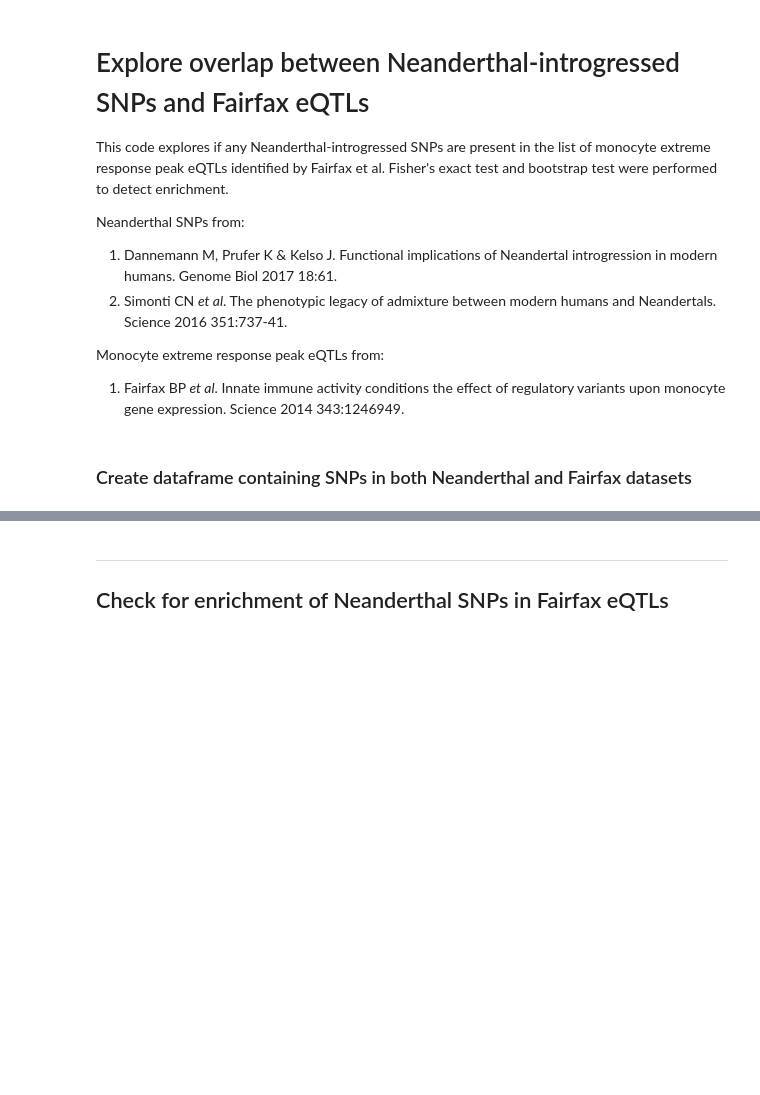
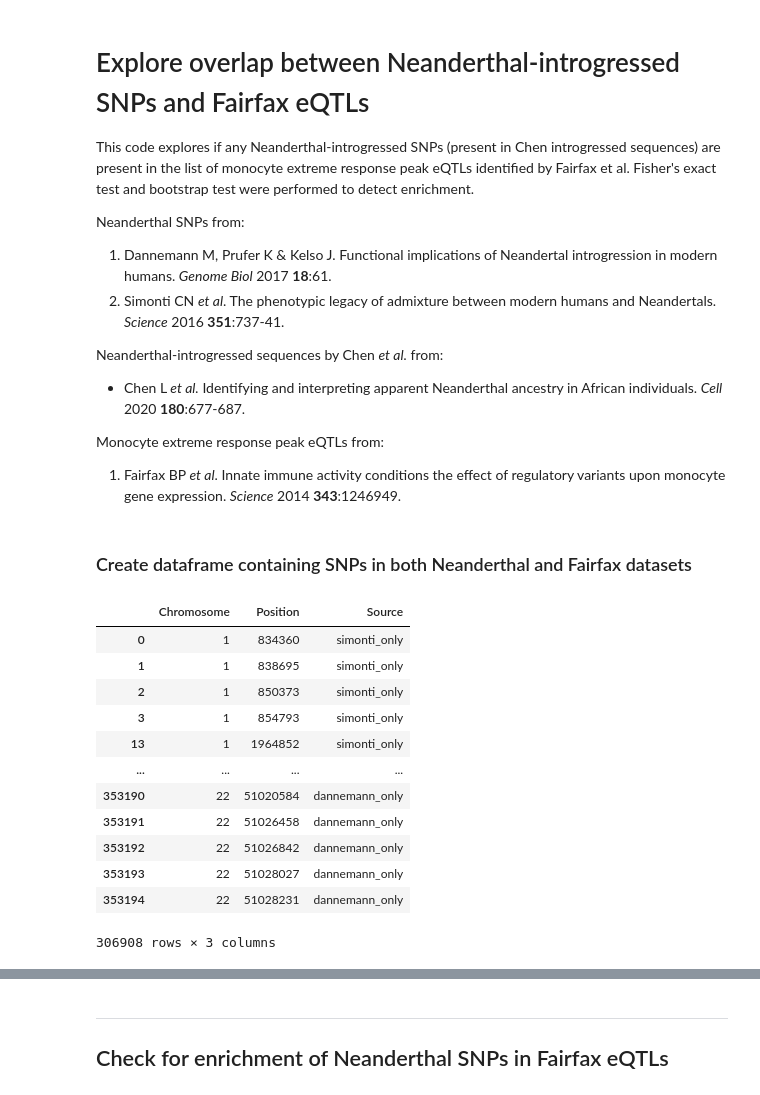
Before and after one commit to blz349/neanderthal_introgression, a Jupyter notebook: extreme_response/fairfax/neanderthal_fairfax_overlap.ipynb, the cells around one changed output, grey strips where cells are left out. Saved outputs shown, nothing was run; the diff lists cells and outputs as text; code cells hidden in the pictures; blank space fills up the shorter version.

```diff
--- a/extreme_response/fairfax/neanderthal_fairfax_overlap.ipynb
+++ b/extreme_response/fairfax/neanderthal_fairfax_overlap.ipynb
@@ -1,13 +1,16 @@
 # %% [markdown]
 # Explore overlap between Neanderthal-introgressed SNPs and Fairfax eQTLs
-This code explores if any Neanderthal-introgressed SNPs are present in the list of monocyte extreme response peak eQTLs identified by Fairfax et al. Fisher's exact test and bootstrap test were performed to detect enrichment.
+This code explores if any Neanderthal-introgressed SNPs (present in Chen introgressed sequences) are present in the list of monocyte extreme response peak eQTLs identified by Fairfax et al. Fisher's exact test and bootstrap test were performed to detect enrichment.
 
 Neanderthal SNPs from:
-1. Dannemann M, Prufer K & Kelso J. Functional implications of Neandertal introgression in modern humans. Genome Biol 2017 18:61.
-2. Simonti CN *et al*. The phenotypic legacy of admixture between modern humans and Neandertals. Science 2016 351:737-41.
+1. Dannemann M, Prufer K & Kelso J. Functional implications of Neandertal introgression in modern humans. *Genome Biol* 2017 **18**:61.
+2. Simonti CN *et al*. The phenotypic legacy of admixture between modern humans and Neandertals. *Science* 2016 **351**:737-41.
+
+Neanderthal-introgressed sequences by Chen *et al.* from:
+* Chen L *et al.* Identifying and interpreting apparent Neanderthal ancestry in African individuals. *Cell* 2020 **180**:677-687.
 
 Monocyte extreme response peak eQTLs from:
-1. Fairfax BP *et al*. Innate immune activity conditions the effect of regulatory variants upon monocyte gene expression. Science 2014 343:1246949.
+1. Fairfax BP *et al*. Innate immune activity conditions the effect of regulatory variants upon monocyte gene expression. *Science* 2014 **343**:1246949.
 # %%
 # Import libraries
 import pandas as pd
@@ -27,3 +25,23 @@ comparison_df['Source'] = comparison_df['Source'].astype('string')
+# %%
+# Load Chen Neanderthal SNPs
+chen = pd.read_excel('../chen/Additional File 1.xlsx', 'Sheet1', usecols=['Chromosome', 'Position', 'Source', 'Chen'])
+comparison_df = chen.loc[chen.Chen == 'Yes'].copy()
+comparison_df['Source'] = comparison_df['Source'].astype('string')
+comparison_df.drop('Chen', axis=1)
+# %% [output]
+|  | Chromosome | Position | Source |
+| 0 | 1 | 834360 | simonti_only |
+| 1 | 1 | 838695 | simonti_only |
+| 2 | 1 | 850373 | simonti_only |
+| 3 | 1 | 854793 | simonti_only |
+| 13 | 1 | 1964852 | simonti_only |
+| ... | ... | ... | ... |
+| 353190 | 22 | 51020584 | dannemann_only |
+| 353191 | 22 | 51026458 | dannemann_only |
+| 353192 | 22 | 51026842 | dannemann_only |
+| 353193 | 22 | 51028027 | dannemann_only |
+| 353194 | 22 | 51028231 | dannemann_only |
+306908 rows × 3 columns
 # %%
 # Load eQTL data
 extr_resp = pd.read_csv("tab2_a_cis_eSNPs.txt", sep="\t", usecols=["SNP", "Gene", "SNP.Chrm", "SNP.pos", "Min.dataset"])
```
Also changed, not shown: parts of 24 cells of this notebook, 1 other file.
